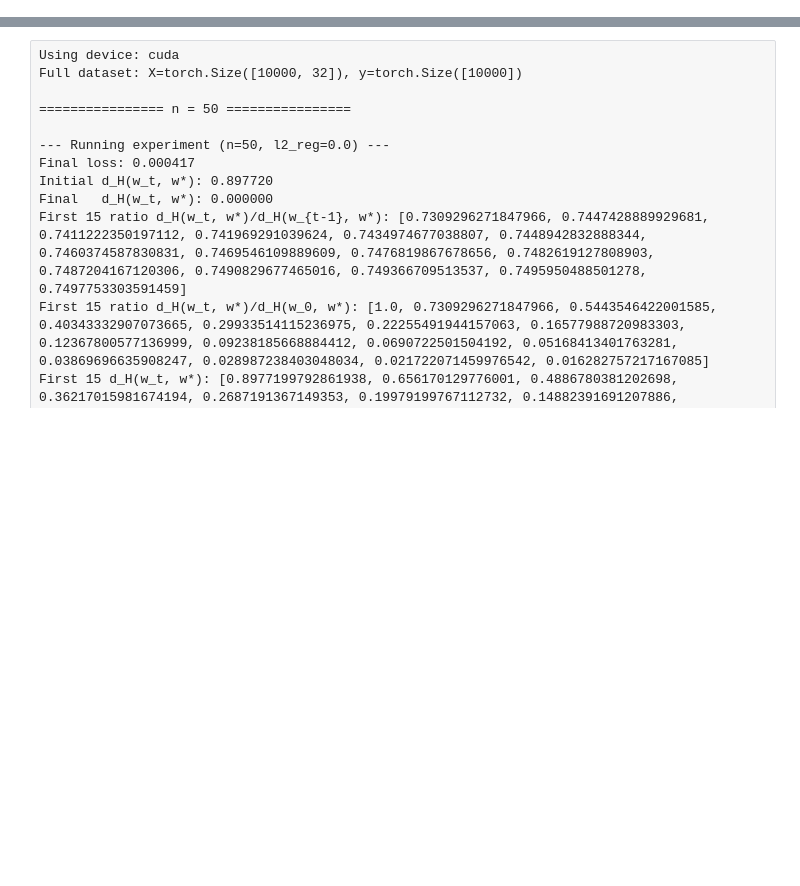
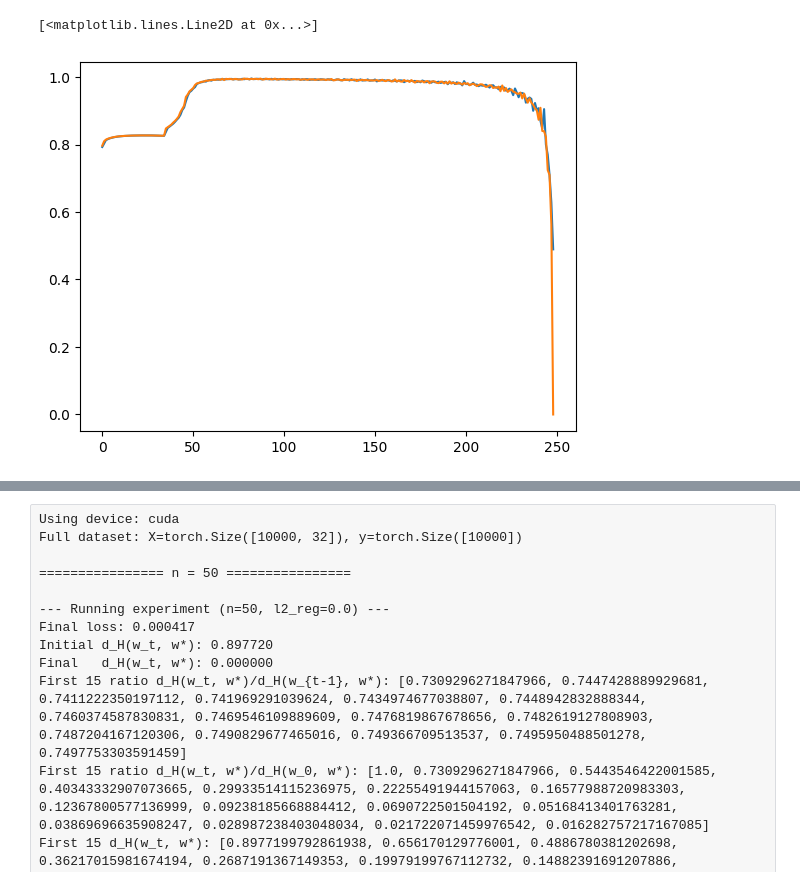
Before and after one commit to cis-aconiticacid/Embedding-and-Nonlinear-Perron-Frobenius, a Jupyter notebook: swiss_roll_models/notebook/regression/l2_regulizer_SP.ipynb, the cells around one changed output, grey strips where cells are left out. Cells and saved outputs as stored; diff of their text form; code cells hidden in the pictures; blank space fills up the shorter version.

```diff
--- a/swiss_roll_models/notebook/regression/l2_regulizer_SP.ipynb
+++ b/swiss_roll_models/notebook/regression/l2_regulizer_SP.ipynb
@@ -224,0 +266,12 @@ plt.show()
+# %%
+h = np.array(hilbert_to_final)
+h_even = h[0::2]
+h_odd  = h[1::2]
+
+ratio_even = h_even[1:] / h_even[:-1]   # 每两步之间的收缩比例，真正对应 |λ|^2
+ratio_odd  = h_odd[1:] / h_odd[:-1]
+plt.plot(ratio_even,label='Even step ratio')
+plt.plot(ratio_odd,label='Odd step ratio')
+# %% [output]
+[<matplotlib.lines.Line2D at 0x...>]
+[figure, added]
```
Also changed, not shown: parts of 10 cells of this notebook, 12 other files.
